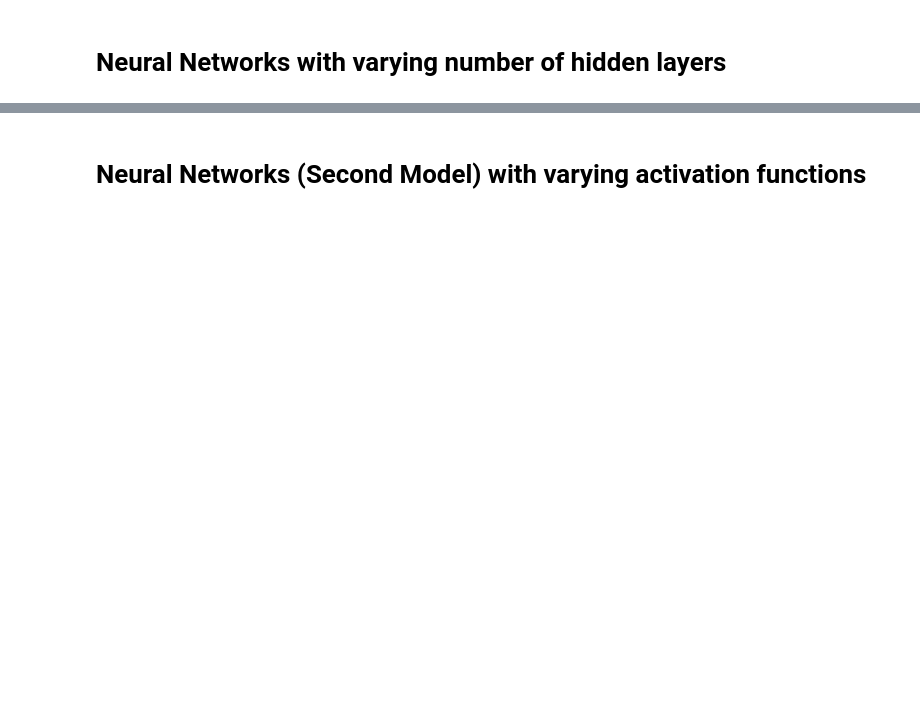
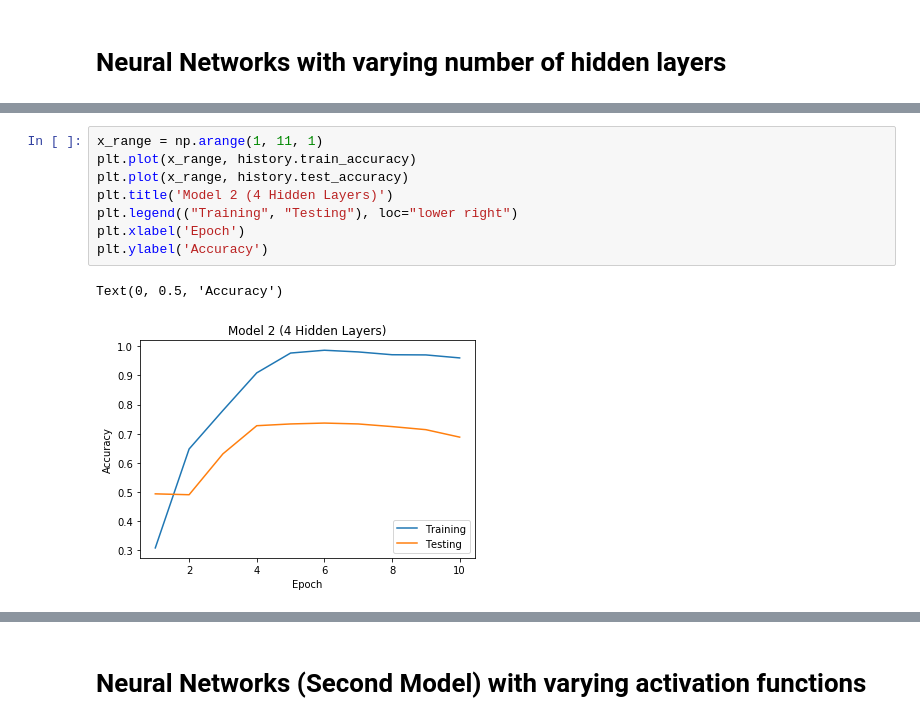
Before and after one commit to jackyteoh/ArticleClassifier, a Jupyter notebook: ArticleClassifier.ipynb, the cells around one changed output, grey strips where cells are left out. Saved outputs shown, nothing was run; the diff lists cells and outputs as text; blank space fills up the shorter version.

```diff
--- a/ArticleClassifier.ipynb
+++ b/ArticleClassifier.ipynb
@@ -326,4 +334,15 @@ Epoch 10/10
 <keras.callbacks.History at 0x...>
+# %%
+x_range = np.arange(1, 11, 1)
+plt.plot(x_range, history.train_accuracy)
+plt.plot(x_range, history.test_accuracy)
+plt.title('Model 2 (4 Hidden Layers)')
+plt.legend(("Training", "Testing"), loc="lower right")
+plt.xlabel('Epoch')
+plt.ylabel('Accuracy')
+# %% [output]
+Text(0, 0.5, 'Accuracy')
+[figure, added]
 # %%
 # Third model (Large hidden layers (6))
 model_three = Sequential()
```
Also changed, not shown: parts of 16 cells of this notebook.
